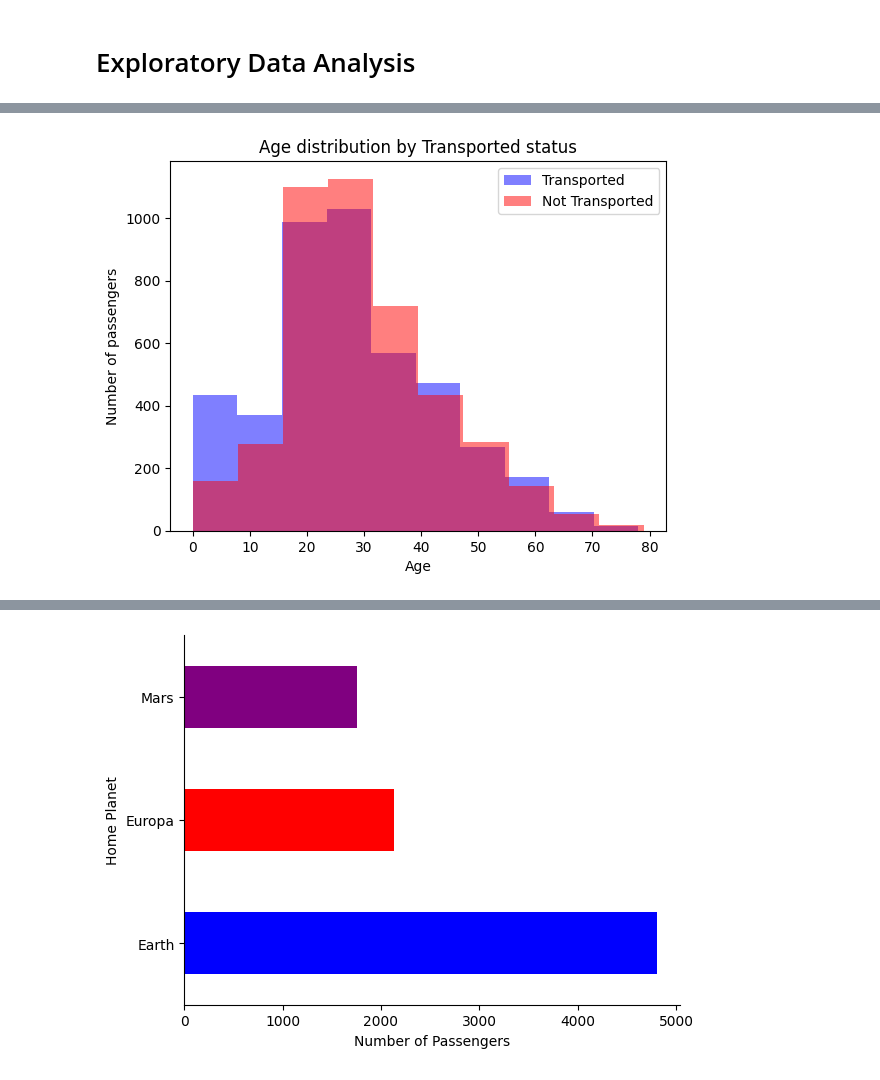
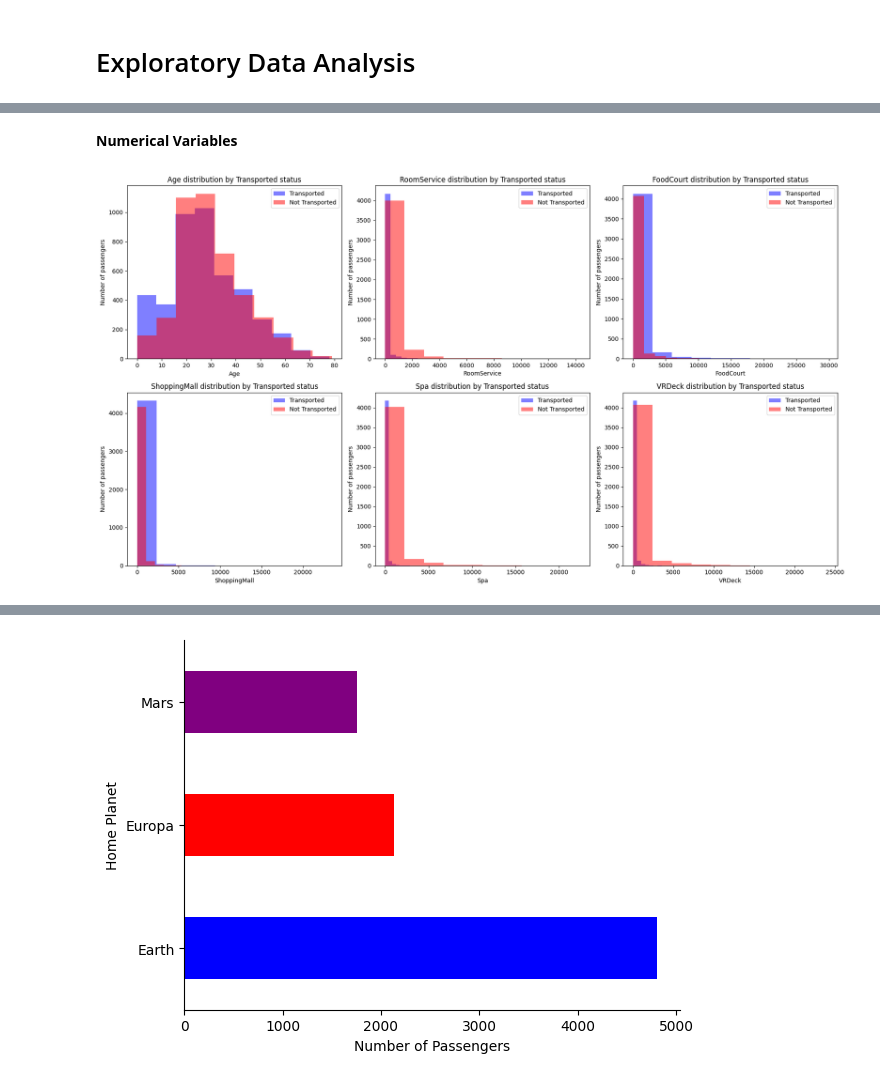
Before and after one commit to 7PAM2015-0105-2023-TEAM17/Kaggle-Challenge-Team-17, a Jupyter notebook: kaggle_Challenge_TEAM_17.ipynb, the cells around one changed output, grey strips where cells are left out. Saved outputs shown, nothing was run; the diff lists cells and outputs as text; code cells hidden in the pictures.

```diff
--- a/kaggle_Challenge_TEAM_17.ipynb
+++ b/kaggle_Challenge_TEAM_17.ipynb
@@ -173,20 +213,40 @@ train_df.describe() #again checking the statistical data after eradicating missi
+# %% [markdown]
+**Numerical** **Variables**
 # %%
+# Set up figure and subplots
+fig, axes = plt.subplots(nrows=2, ncols=3, figsize=(18, 10))
 
+# Flatten the axes for easier iteration
+axes = axes.flatten()
 
-# Filter data for passengers who were transported and those who were not
-transported_passengers = train_df[train_df['Transported'] == True]
-not_transported_passengers = train_df[train_df['Transported'] == False]
+# Iterate over each column and plot
+for i, column in enumerate(['Age', 'RoomService', 'FoodCourt', 'ShoppingMall', 'Spa', 'VRDeck']):
+    # Filter data for passengers who were transported and those who were not
+    transported_passengers = train_df[train_df['Transported'] == True]
+    not_transported_passengers = train_df[train_df['Transported'] == False]
 
-# Plot histogram for transported passengers
-plt.hist(transported_passengers['Age'], alpha=0.5, label='Transported', color='blue')
+    # Plot histogram for transported passengers
+    axes[i].hist(transported_passengers[column], alpha=0.5, label='Transported', color='blue')
 
-# Plot histogram for not transported passengers
-plt.hist(not_transported_passengers['Age'], alpha=0.5, label='Not Transported', color='red')
+    # Plot histogram for not transported passengers
+    axes[i].hist(not_transported_passengers[column], alpha=0.5, label='Not Transported', color='red')
 
+    # Set x-axis label
+    axes[i].set_xlabel(column)
 
-plt.xlabel('Age')
-plt.ylabel('Number of passengers')
-plt.title('Age distribution by Transported status')
-_ = plt.legend()
+    # Set y-axis label
+    axes[i].set_ylabel('Number of passengers')
+
+    # Set title
+    axes[i].set_title(f'{column} distribution by Transported status')
+
+    # Add legend
+    axes[i].legend()
+
+# Adjust layout
+plt.tight_layout()
+
+# Show the plot
+plt.show()
 # %% [output]
-[figure, old version]
+[figure, new version]
```
Also changed, not shown: parts of 6 cells of this notebook.
